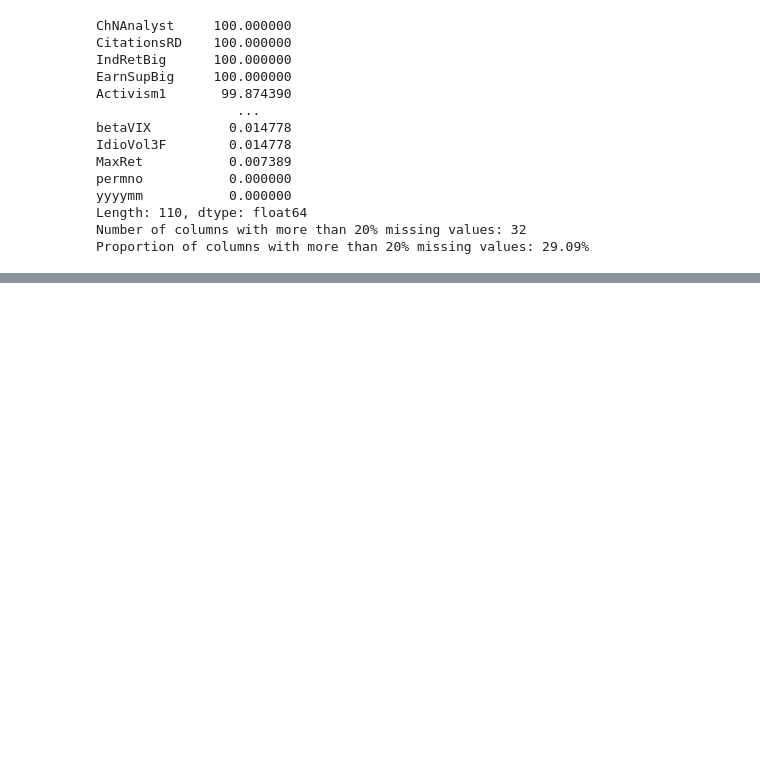
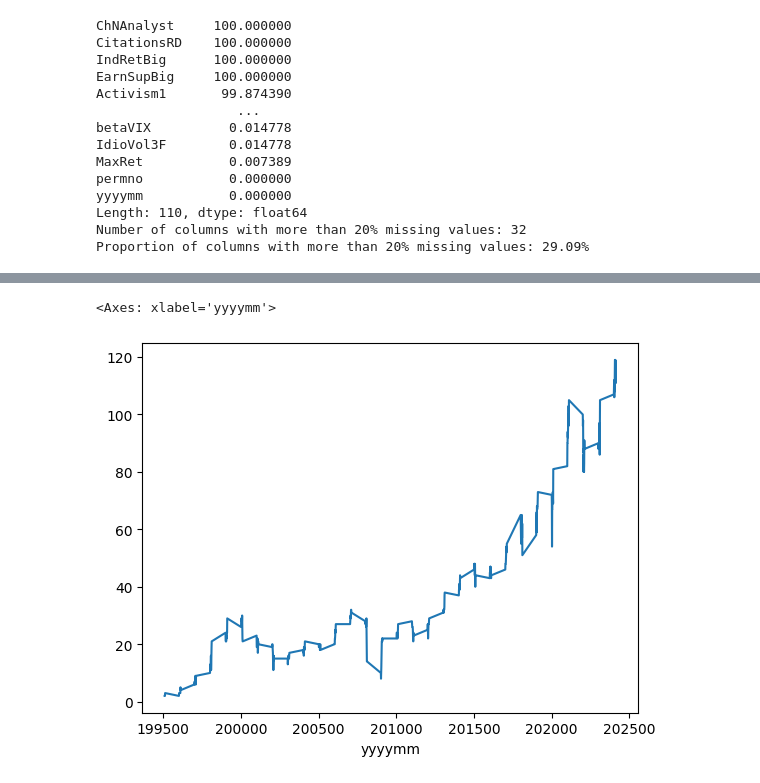
Before and after one commit to francois-goybet/ml-alpha-ranking-portfolio, a Jupyter notebook: notebook/notebook2.ipynb, the cells around one changed output, grey strips where cells are left out. Cells and saved outputs as stored; diff of their text form; code cells hidden in the pictures; blank space fills up the shorter version.

```diff
--- a/notebook/notebook2.ipynb
+++ b/notebook/notebook2.ipynb
@@ -198,0 +257,5 @@ signal_doc.to_parquet("../data/signal_doc.parquet", index=False)
+# %%
+df_test = pd.read_parquet("../data/dataset.parquet")
+# %%
+df_test.sort_values(['yyyymm', 'permno'], inplace=True)
+df_test.groupby('yyyymm').size()
@@ -198,0 +276,6 @@ signal_doc.to_parquet("../data/signal_doc.parquet", index=False)
+# %%
+# plot number of stock per month
+df_test.groupby('yyyymm').size().plot()
+# %% [output]
+<Axes: xlabel='yyyymm'>
+[figure, added]
```
Also changed, not shown: parts of 6 cells of this notebook, 5 other files.
